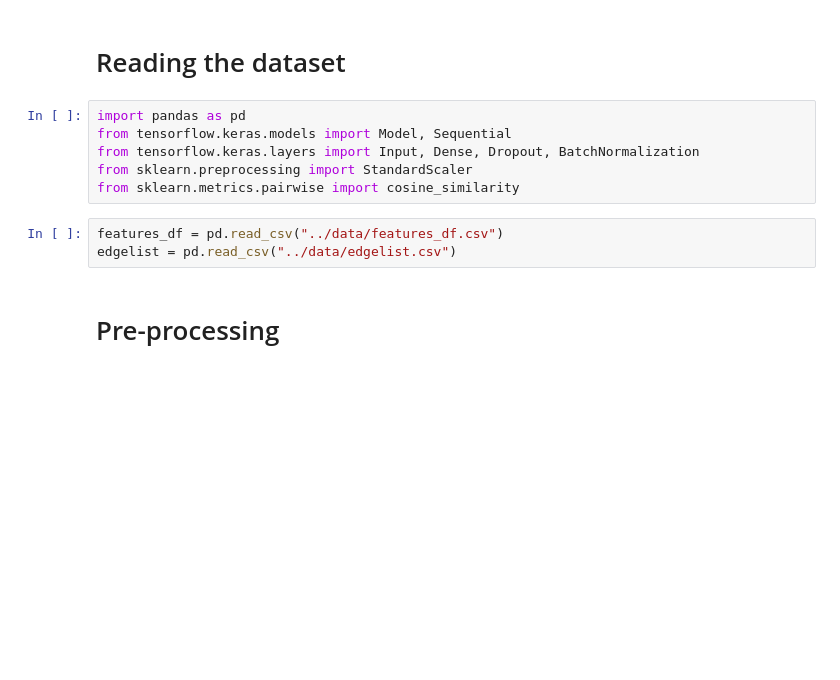
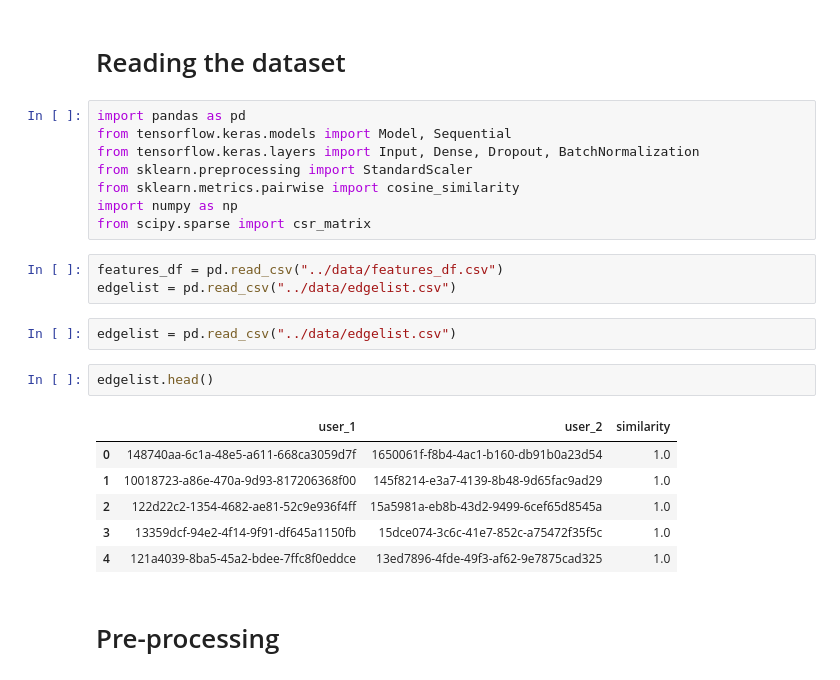
Before and after one commit to sanchitram1/spotdate, a Jupyter notebook: training/Rox_Autoencoder.ipynb, the cells around one changed output. Cells and saved outputs as stored; diff of their text form; blank space fills up the shorter version.

```diff
--- a/training/Rox_Autoencoder.ipynb
+++ b/training/Rox_Autoencoder.ipynb
@@ -6,9 +6,22 @@ from tensorflow.keras.models import Model, Sequential
 from tensorflow.keras.layers import Input, Dense, Dropout, BatchNormalization
 from sklearn.preprocessing import StandardScaler
 from sklearn.metrics.pairwise import cosine_similarity
+import numpy as np
+from scipy.sparse import csr_matrix
 # %%
 features_df = pd.read_csv("../data/features_df.csv")
 edgelist = pd.read_csv("../data/edgelist.csv")
+# %%
+edgelist = pd.read_csv("../data/edgelist.csv")
+# %%
+edgelist.head()
+# %% [output]
+|  | user_1 | user_2 | similarity |
+| 0 | 148740aa-6c1a-48e5-a611-668ca3059d7f | 1650061f-f8b4-4ac1-b160-db91b0a23d54 | 1.0 |
+| 1 | 10018723-a86e-470a-9d93-817206368f00 | 145f8214-e3a7-4139-8b48-9d65fac9ad29 | 1.0 |
+| 2 | 122d22c2-1354-4682-ae81-52c9e936f4ff | 15a5981a-eb8b-43d2-9499-6cef65d8545a | 1.0 |
+| 3 | 13359dcf-94e2-4f14-9f91-df645a1150fb | 15dce074-3c6c-41e7-852c-a75472f35f5c | 1.0 |
+| 4 | 121a4039-8ba5-45a2-bdee-7ffc8f0eddce | 13ed7896-4fde-49f3-af62-9e7875cad325 | 1.0 |
 # %% [markdown]
 # Pre-processing
 # %%
```
Also changed, not shown: parts of 8 cells of this notebook, 9 other files.
